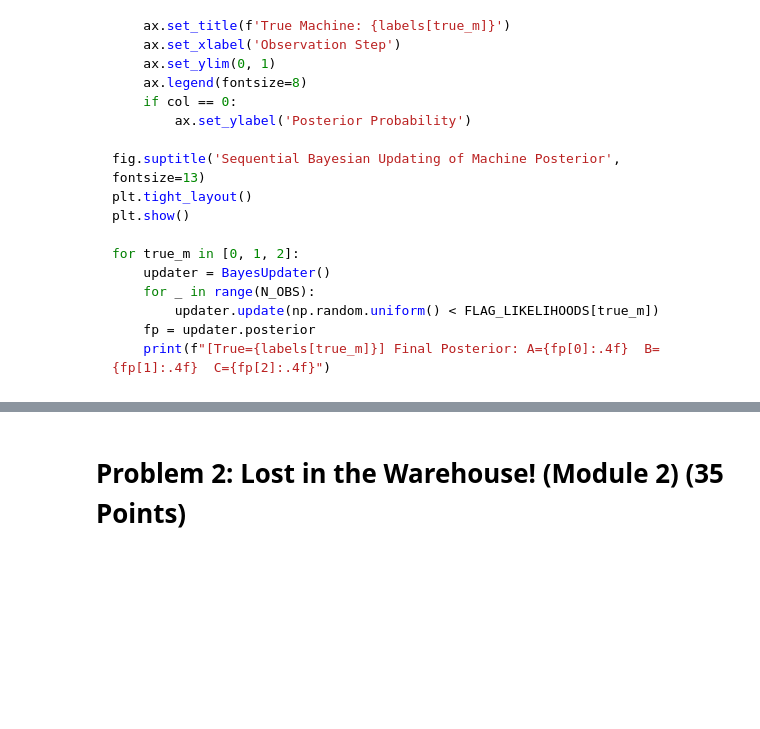
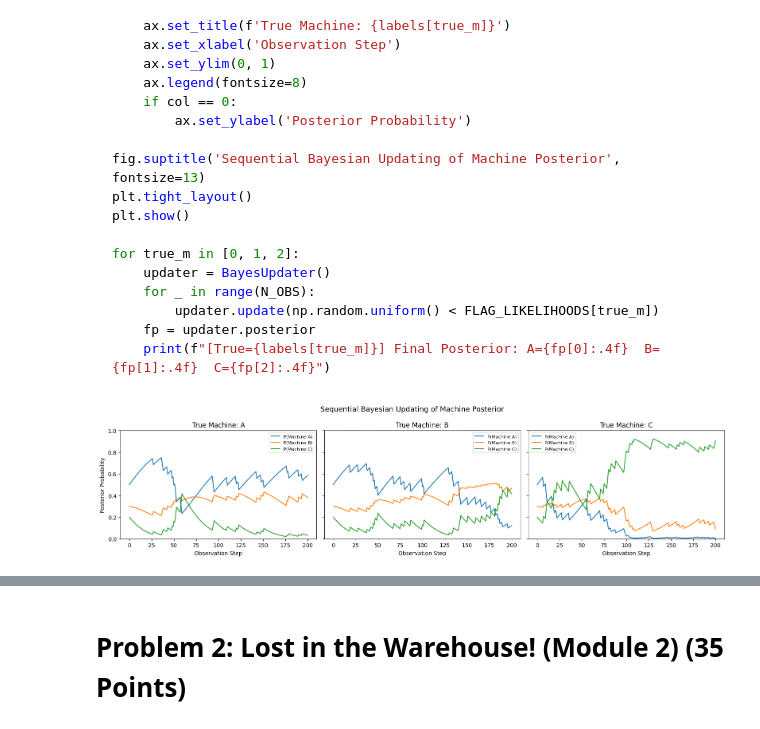
Before and after one commit to yanhai-xiong/DATA301-AML, a Jupyter notebook: Homework/LASTNAME_FIRSTNAME_MIDTERM_Data_301_Fall_2026.ipynb, the cells around one changed output, grey strips where cells are left out. Saved outputs shown, nothing was run; the diff lists cells and outputs as text; code cells hidden in the pictures; blank space fills up the shorter version.

````diff
--- a/Homework/LASTNAME_FIRSTNAME_MIDTERM_Data_301_Fall_2026.ipynb
+++ b/Homework/LASTNAME_FIRSTNAME_MIDTERM_Data_301_Fall_2026.ipynb
@@ -164,3 +447,85 @@ for true_m in [0, 1, 2]:
     fp = updater.posterior
     print(f"[True={labels[true_m]}] Final Posterior: A={fp[0]:.4f}  B={fp[1]:.4f}  C={fp[2]:.4f}")
 ```
+# %%
+# Prior probabilities of the three machines
+MACHINE_PROBS = np.array([0.50, 0.30, 0.20])
+
+# Probability of a flag for each machine
+# P(F|M) = P(F|D)P(D|M) + P(F|not D)P(not D|M)
+FLAG_LIKELIHOODS = (
+    P_FLAG_IF_DEFECTIVE * DEFECT_RATES
+    + P_FLAG_IF_FINE * (1 - DEFECT_RATES)
+)
+
+
+class BayesUpdater:
+    def __init__(self, prior=MACHINE_PROBS):
+        # Store the initial prior as the current posterior
+        self.posterior = np.array(prior, dtype=float).copy()
+        self.posterior /= self.posterior.sum()
+
+    def update(self, flagged):
+        # Select likelihoods based on the observation
+        if flagged:
+            likelihoods = FLAG_LIKELIHOODS
+        else:
+            likelihoods = 1 - FLAG_LIKELIHOODS
+
+        # Apply Bayes' theorem: posterior proportional to prior * likelihood
+        self.posterior *= likelihoods
+
+        # Normalize so the probabilities sum to 1
+        self.posterior /= self.posterior.sum()
+
+    def reset(self, prior=MACHINE_PROBS):
+        # Reset the posterior to the specified prior
+        self.posterior = np.array(prior, dtype=float).copy()
+        self.posterior /= self.posterior.sum()
+
+N_OBS = 200
+labels = ['A', 'B', 'C']
+colors = ['tab:blue', 'tab:orange', 'tab:green']
+
+fig, axes = plt.subplots(1, 3, figsize=(16, 4), sharey=True)
+
+final_posteriors = []
+
+for col, true_m in enumerate([0, 1, 2]):
+    updater = BayesUpdater()
+    history = [updater.posterior.copy()]
+    p_flag_true = FLAG_LIKELIHOODS[true_m]
+
+    for _ in range(N_OBS):
+        updater.update(np.random.uniform() < p_flag_true)
+        history.append(updater.posterior.copy())
+
+    history = np.array(history)
+    final_posteriors.append(updater.posterior.copy())
+
+    ax = axes[col]
+    for k, (lbl, clr) in enumerate(zip(labels, colors)):
+        ax.plot(history[:, k], label=f'P(Machine {lbl})',
+                color=clr, linewidth=1.5)
+
+    ax.axhline(1, color=colors[true_m],
+               linestyle='--', alpha=0.4, linewidth=1)
+
+    ax.set_title(f'True Machine: {labels[true_m]}')
+    ax.set_xlabel('Observation Step')
+    ax.set_ylim(0, 1)
+    ax.legend(fontsize=8)
+
+    if col == 0:
+        ax.set_ylabel('Posterior Probability')
+
+fig.suptitle('Sequential Bayesian Updating of Machine Posterior', fontsize=13)
+plt.tight_layout()
+plt.show()
+
+# Print final posteriors from the plotted simulations
+for true_m, fp in enumerate(final_posteriors):
+    print(f">>> [True={labels[true_m]}] Final Posterior: "
+          f"A={fp[0]:.4f}  B={fp[1]:.4f}  C={fp[2]:.4f}")
+# %% [output]
+[figure, added]
````
Also changed, not shown: parts of 21 cells of this notebook.
